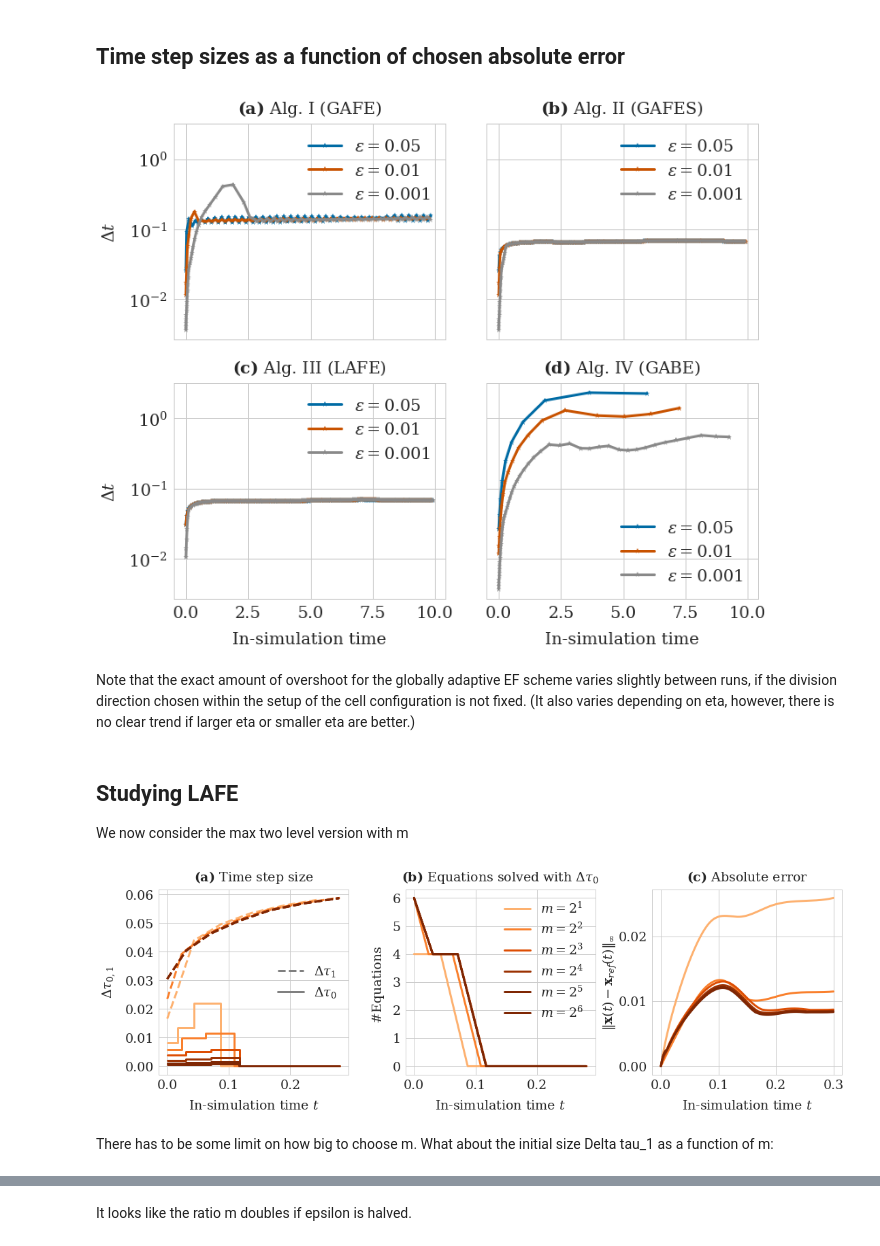
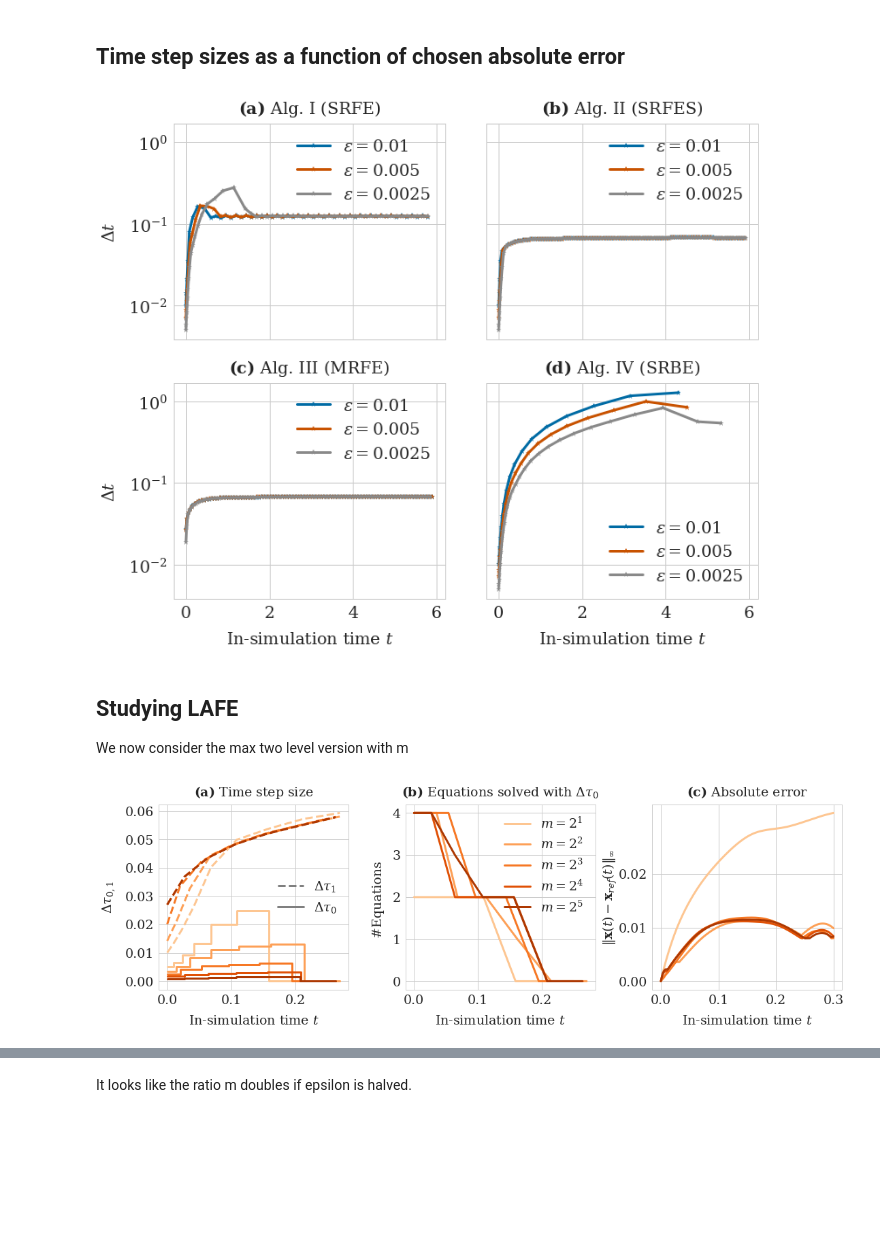
Before and after one commit to somathias/cbmos, a Jupyter notebook: experiments/exp-draft_single_proliferation_event_within_spheroid.ipynb, the cells around one changed output, grey strips where cells are left out. Drawn from its saved outputs; the diff is of its cells as text; code cells hidden in the pictures; blank space fills up the shorter version.

Commit message:
Improve choice of epsilon for plots

```diff
--- a/experiments/exp-draft_single_proliferation_event_within_spheroid.ipynb
+++ b/experiments/exp-draft_single_proliferation_event_within_spheroid.ipynb
@@ -100,8 +100,7 @@ fig, ((ax1, ax2), (ax3, ax4)) = plt.subplots(2, 2, figsize=(12, 10), sharex=True
 
 axes = {'EF_glob_adap_acc': ax1, 'EF_glob_adap_stab': ax2 ,  'EF_local_adap': ax3, 'EB_global_adap': ax4}
 
-epsilons = [0.05, 0.01, 0.001]
-
+epsilons = [0.01, 0.005, 0.0025]
 
 for alg in algorithms:
 
@@ -115,24 +114,22 @@ for alg in algorithms:
     axes[alg].legend()
 
 
-ax1.set_title(r'$\bf{(a)}$ Alg. I (GAFE)')
-ax2.set_title(r'$\bf{(b)}$ Alg. II (GAFES)')
-ax3.set_title(r'$\bf{(c)}$ Alg. III (LAFE)')
-ax4.set_title(r'$\bf{(d)}$ Alg. IV (GABE)')
+ax1.set_title(r'$\bf{(a)}$ Alg. I (SRFE)')
+ax2.set_title(r'$\bf{(b)}$ Alg. II (SRFES)')
+ax3.set_title(r'$\bf{(c)}$ Alg. III (MRFE)')
+ax4.set_title(r'$\bf{(d)}$ Alg. IV (SRBE)')
 
 ax1.set(ylabel=r'$\Delta t$')
 ax3.set(ylabel=r'$\Delta t$')
-ax3.set(xlabel=r'In-simulation time')
-ax4.set(xlabel=r'In-simulation time')
+ax3.set(xlabel=r'In-simulation time $t$')
+ax4.set(xlabel=r'In-simulation time $t$')
 
 #ax1.set_xscale('function', functions=(forward, inverse))
 #ax1.set_xlim([-0.5, 10.5])
 
 plt.savefig('prolif_within_spheroid.pdf', bbox_inches='tight')
 # %% [output]
-[figure, old version]
+[figure, new version]
-# %% [markdown]
-Note that the exact amount of overshoot for the globally adaptive EF scheme varies slightly between runs, if the division direction chosen within the setup of the cell configuration is not fixed. (It also varies depending on eta, however, there is no clear trend if larger eta or smaller eta are better.)
 # %% [markdown]
 ## Studying LAFE
 
@@ -153,12 +147,13 @@ m_exponents = [1, 2, 3, 4, 5]
 # %%
 alg = 'EF_local_adap'
 params[alg]['write_to_file'] = True
-params[alg]['eps'] = 0.01
+params[alg]['eps'] = 0.005
 
 fig, (ax1, ax2, ax3) = plt.subplots(1,3, figsize=(18, 5),  gridspec_kw={'hspace':0.2, 'wspace': 0.3})
 
-cmap = cm.get_cmap('Oranges', 12)
-initial_tau_1 = []
+cmap = cm.get_cmap('Oranges', 15)
+
+m_exponents = [1, 2, 3, 4, 5]
 for i, e in enumerate(m_exponents):
     params[alg]['m0'] = 2**e
 
@@ -183,43 +178,42 @@ for i, e in enumerate(m_exponents):
                               kind='cubic', fill_value=tuple(traj[[0, -1], :, :]))(ts_ref[:])
     difference = np.reshape(interp - ref_traj, (-1, dim*len(history[0])))
 
-    ax3.plot(ts_ref, np.linalg.norm(difference, ord=np.inf, axis=1), color=cmap(i*2+4))
 
     dt_0s = np.loadtxt('step_sizes_dt_0.txt')
     dt_1s = np.loadtxt('step_sizes_dt_1.txt')
     n_eq_per_level = np.loadtxt('n_eq_per_level.txt')
+
+    if e > 5:
+        continue
+
+    ax3.plot(ts_ref, np.linalg.norm(difference, ord=np.inf, axis=1), color=cmap(i*2+4))
+
 
     ax1.step(ts[:-1], dt_0s, color=cmap(i*2+4), where='post')
     ax1.plot(ts[:-1], dt_1s, linestyle='--', color=cmap(i*2+4))
 
     ax2.plot(ts[:-1], n_eq_per_level[0,:], color=cmap(i*2+4), label='$m=2^'+str(e)+'$')
 
-    initial_tau_1.append(dt_1s[0])
 
 ax2.legend()
 from matplotlib.lines import Line2D
 custom_lines = [Line2D([0], [0], color='grey', linestyle='--'),
                 Line2D([0], [0], color='grey')]
 
 ax1.legend(custom_lines, [r'$\Delta \tau_1$', r'$\Delta \tau_0$'])
 ax1.set(xlabel=r'In-simulation time $t$')
 ax1.set(ylabel=r'$\Delta \tau_{0,1}$')
 ax2.set(xlabel=r'In-simulation time $t$')
 ax2.set(ylabel='#Equations ')
 ax3.set(xlabel=r'In-simulation time $t$')
 ax3.set_ylabel(r'$\Vert \mathbf{x}(t)- \mathbf{x}_{ref}(t)\Vert_{\infty}$', labelpad=-0.25)
 #ax3.set_ylim([-0.003, 0.03])
 ax3.set_yticks([0, 0.01, 0.02])
 
 ax1.set_title(r'$\bf{(a)}$ Time step size')
 ax2.set_title(r'$\bf{(b)}$ Equations solved with $\Delta \tau_0$')
 ax3.set_title(r'$\bf{(c)}$ Absolute error')
 
-initial_tau_1s[0.01] = initial_tau_1
-
-
-#plt.savefig('comp_dt_LAFE.pdf', bbox_inches='tight')
+plt.savefig('comp_dt_LAFE.pdf', bbox_inches='tight')
 # %% [output]
-[figure, old version]
+[figure, new version]
-# %% [markdown]
-There has to be some limit on how big to choose m. What about the initial size Delta tau_1 as a function of m:
```
Also changed, not shown: parts of 11 cells of this notebook, 1 other file.
